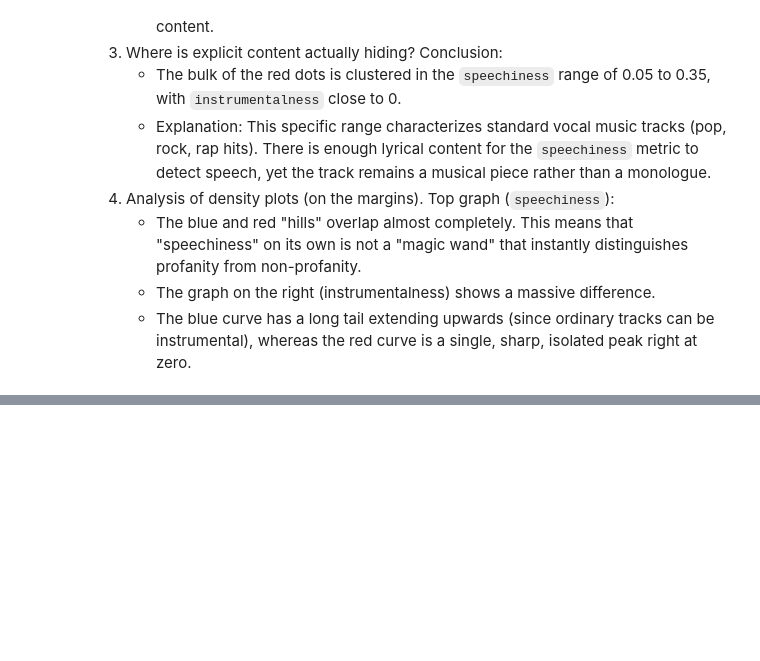
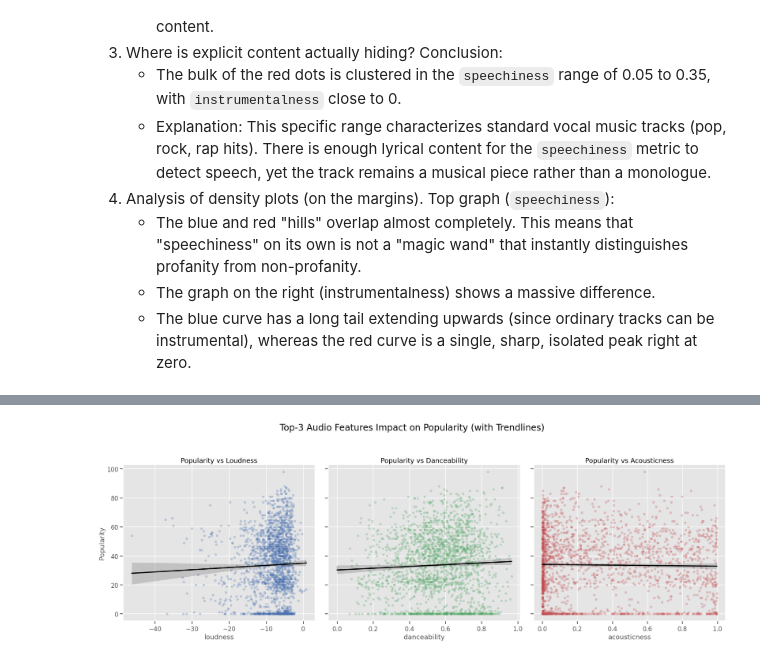
Before and after one commit to f55desu/spotify-recomendation, a Jupyter notebook: Exploratory Data Analysis.ipynb, the cells around one changed output, grey strips where cells are left out. Drawn from its saved outputs; the diff is of its cells as text; code cells hidden in the pictures; blank space fills up the shorter version.

```diff
--- a/Exploratory Data Analysis.ipynb
+++ b/Exploratory Data Analysis.ipynb
@@ -397,0 +554,39 @@ plt.show()
+# %%
+import matplotlib.pyplot as plt
+import seaborn as sns
+
+# 1. Включаем крупный шрифт для презентаций
+sns.set_context("talk")
+
+# 2. Создаем сетку из 1 строки и 3 колонок, задаем большой физический размер
+fig, axes = plt.subplots(1, 3, figsize=(24, 8), sharey=True)
+
+# Топ-3 признака для анализа (замените на свои топ-3 по матрице корреляции, если они отличаются)
+top_features = ['loudness', 'danceability', 'acousticness']
+colors = ['#4c72b0', '#55a868', '#c44e52']
+
+# Делаем выборку в 2000 треков, чтобы точки не сливались в сплошную стену
+df_sample = df.sample(n=min(2000, len(df)), random_state=42)
+
+# 3. Циклом строим каждый график
+for i, feature in enumerate(top_features):
+    sns.regplot(
+        data=df_sample,
+        x=feature,
+        y='popularity',
+        ax=axes[i],
+        color=colors[i],
+        scatter_kws={'alpha': 0.25, 's': 30}, # 's' увеличивает размер самих точек соразмерно шрифту
+        line_kws={'color': 'black', 'linewidth': 3} # жирная линия тренда
+    )
+    axes[i].set_title(f'Popularity vs {feature.capitalize()}')
+    axes[i].set_ylabel('Popularity' if i == 0 else '') # подпись оси Y только на первом графике
+
+plt.suptitle('Top-3 Audio Features Impact on Popularity (with Trendlines)', fontsize=24, y=1.05)
+plt.tight_layout()
+plt.show()
+
+# Сбрасываем контекст
+sns.set_context("notebook")
+# %% [output]
+[figure, added]
```
Also changed, not shown: parts of 26 cells of this notebook.
